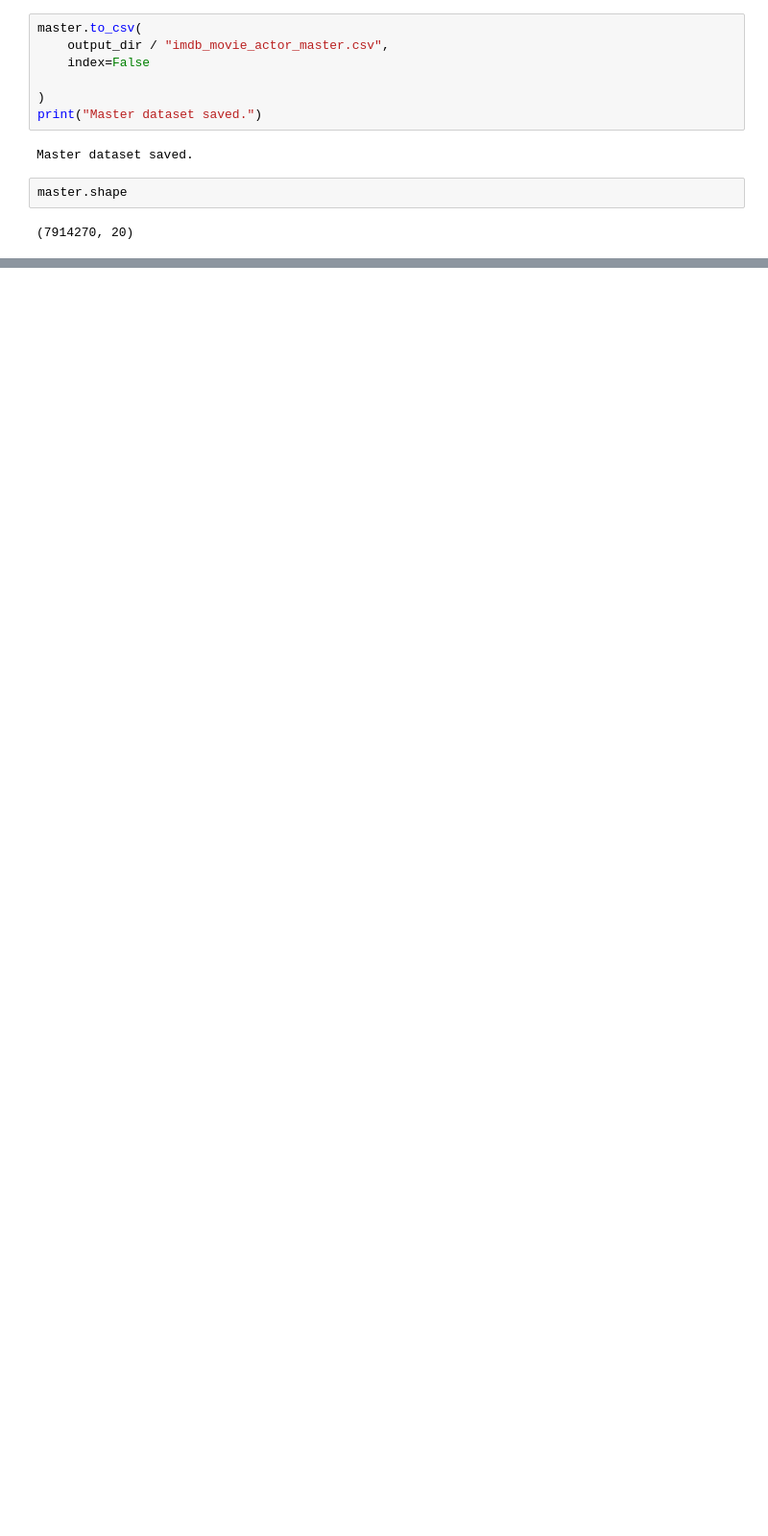
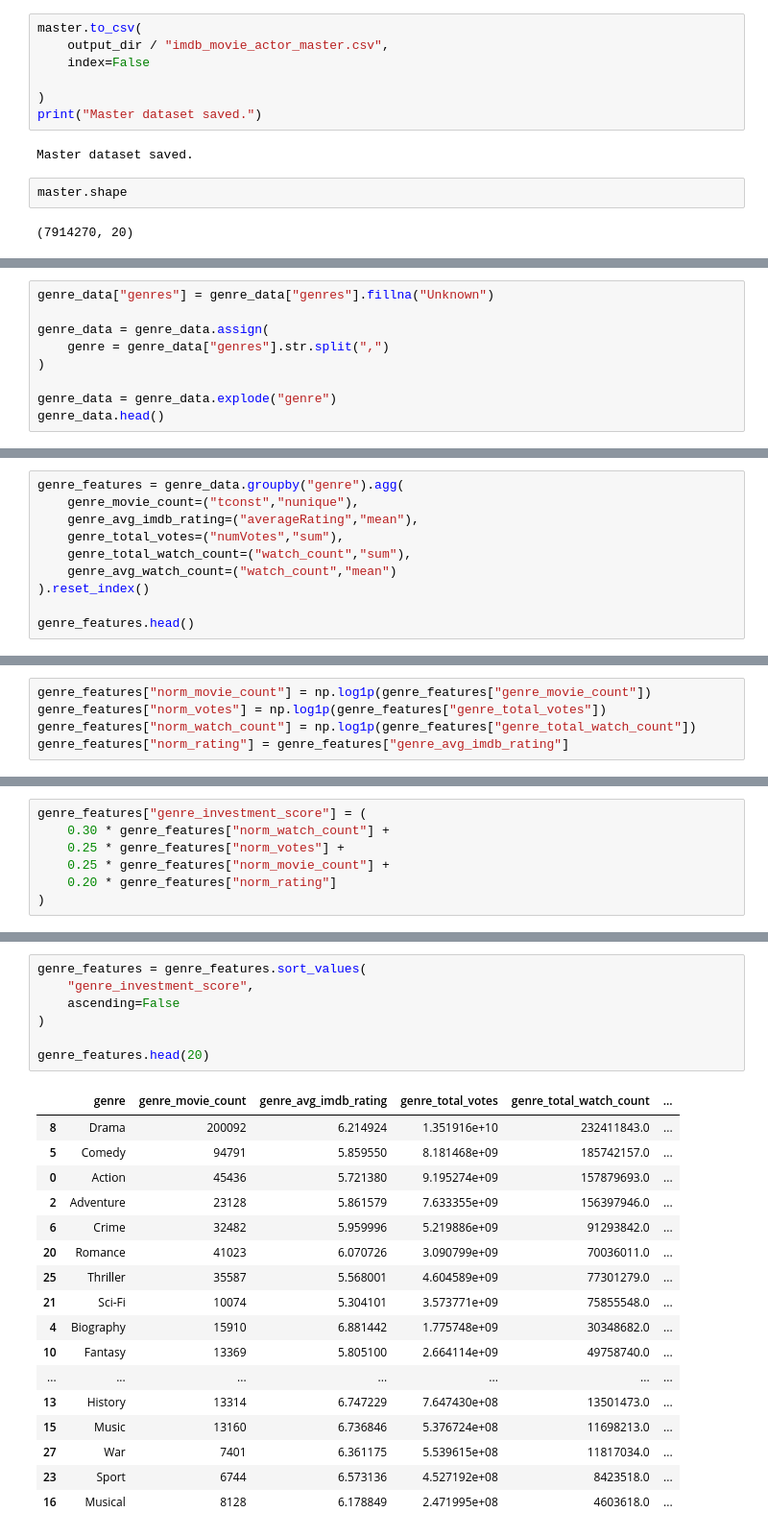
Before and after one commit to tejfaster/My-Movies, a Jupyter notebook: notebooks/imdb_master_dataset.ipynb, the cells around one changed output, grey strips where cells are left out. Shown at 96% size. Cells and saved outputs as stored; diff of their text form; blank space fills up the shorter version.

```diff
--- a/notebooks/imdb_master_dataset.ipynb
+++ b/notebooks/imdb_master_dataset.ipynb
@@ -303,0 +728,9 @@ master.shape
+# %%
+genre_data["genres"] = genre_data["genres"].fillna("Unknown")
+
+genre_data = genre_data.assign(
+    genre = genre_data["genres"].str.split(",")
+)
+
+genre_data = genre_data.explode("genre")
+genre_data.head()
@@ -303,0 +745,10 @@ master.shape
+# %%
+genre_features = genre_data.groupby("genre").agg(
+    genre_movie_count=("tconst","nunique"),
+    genre_avg_imdb_rating=("averageRating","mean"),
+    genre_total_votes=("numVotes","sum"),
+    genre_total_watch_count=("watch_count","sum"),
+    genre_avg_watch_count=("watch_count","mean")
+).reset_index()
+
+genre_features.head()
@@ -303,0 +766,5 @@ master.shape
+# %%
+genre_features["norm_movie_count"] = np.log1p(genre_features["genre_movie_count"])
+genre_features["norm_votes"] = np.log1p(genre_features["genre_total_votes"])
+genre_features["norm_watch_count"] = np.log1p(genre_features["genre_total_watch_count"])
+genre_features["norm_rating"] = genre_features["genre_avg_imdb_rating"]
@@ -303,0 +775,7 @@ master.shape
+# %%
+genre_features["genre_investment_score"] = (
+    0.30 * genre_features["norm_watch_count"] +
+    0.25 * genre_features["norm_votes"] +
+    0.25 * genre_features["norm_movie_count"] +
+    0.20 * genre_features["norm_rating"]
+)
@@ -303,0 +791,25 @@ master.shape
+# %%
+genre_features = genre_features.sort_values(
+    "genre_investment_score",
+    ascending=False
+)
+
+genre_features.head(20)
+# %% [output]
+|  | genre | genre_movie_count | genre_avg_imdb_rating | genre_total_votes | genre_total_watch_count | ... |
+| 8 | Drama | 200092 | 6.214924 | 1.351916e+10 | 232411843.0 | ... |
+| 5 | Comedy | 94791 | 5.859550 | 8.181468e+09 | 185742157.0 | ... |
+| 0 | Action | 45436 | 5.721380 | 9.195274e+09 | 157879693.0 | ... |
+| 2 | Adventure | 23128 | 5.861579 | 7.633355e+09 | 156397946.0 | ... |
+| 6 | Crime | 32482 | 5.959996 | 5.219886e+09 | 91293842.0 | ... |
+| 20 | Romance | 41023 | 6.070726 | 3.090799e+09 | 70036011.0 | ... |
+| 25 | Thriller | 35587 | 5.568001 | 4.604589e+09 | 77301279.0 | ... |
+| 21 | Sci-Fi | 10074 | 5.304101 | 3.573771e+09 | 75855548.0 | ... |
+| 4 | Biography | 15910 | 6.881442 | 1.775748e+09 | 30348682.0 | ... |
+| 10 | Fantasy | 13369 | 5.805100 | 2.664114e+09 | 49758740.0 | ... |
+| ... | ... | ... | ... | ... | ... | ... |
+| 13 | History | 13314 | 6.747229 | 7.647430e+08 | 13501473.0 | ... |
+| 15 | Music | 13160 | 6.736846 | 5.376724e+08 | 11698213.0 | ... |
+| 27 | War | 7401 | 6.361175 | 5.539615e+08 | 11817034.0 | ... |
+| 23 | Sport | 6744 | 6.573136 | 4.527192e+08 | 8423518.0 | ... |
+| 16 | Musical | 8128 | 6.178849 | 2.471995e+08 | 4603618.0 | ... |
```
Also changed, not shown: parts of 64 cells of this notebook.
